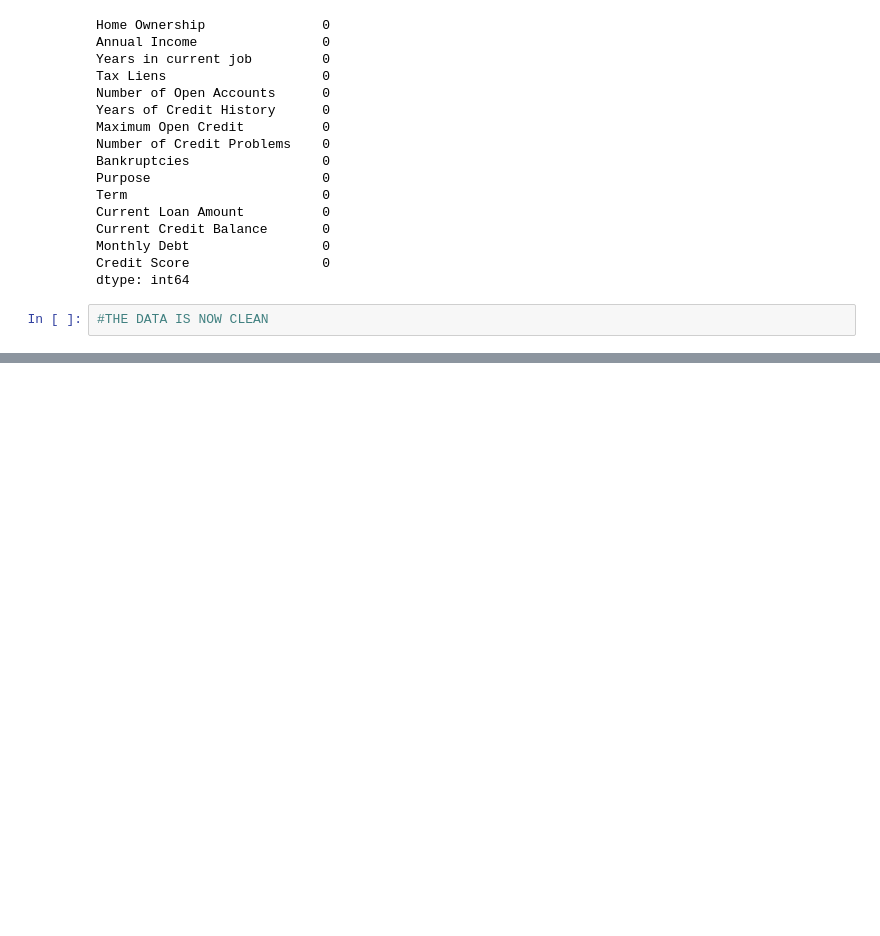
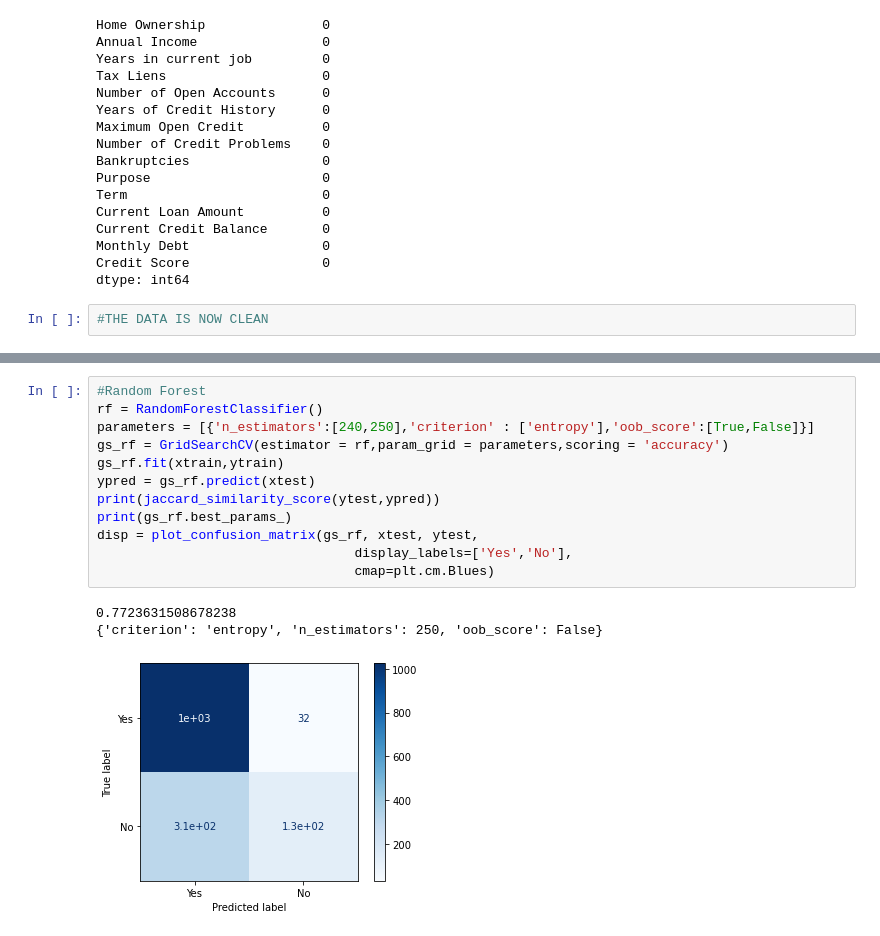
Before and after one commit to GauthamN3004/ML_Problems, a Jupyter notebook: Loan Defaulting/loan_defaulting.ipynb, the cells around one changed output, grey strips where cells are left out. Drawn from its saved outputs; the diff is of its cells as text; blank space fills up the shorter version.

```diff
--- a/Loan Defaulting/loan_defaulting.ipynb
+++ b/Loan Defaulting/loan_defaulting.ipynb
@@ -593,0 +635,16 @@ dtype: int64
+# %%
+#Random Forest
+rf = RandomForestClassifier()
+parameters = [{'n_estimators':[240,250],'criterion' : ['entropy'],'oob_score':[True,False]}]
+gs_rf = GridSearchCV(estimator = rf,param_grid = parameters,scoring = 'accuracy')
+gs_rf.fit(xtrain,ytrain)
+ypred = gs_rf.predict(xtest)
+print(jaccard_similarity_score(ytest,ypred))
+print(gs_rf.best_params_)
+disp = plot_confusion_matrix(gs_rf, xtest, ytest,
+                                 display_labels=['Yes','No'],
+                                 cmap=plt.cm.Blues)
+# %% [output]
+0.7723631508678238
+{'criterion': 'entropy', 'n_estimators': 250, 'oob_score': False}
+[figure, added]
```
Also changed, not shown: parts of 14 cells of this notebook, 3 other files.
